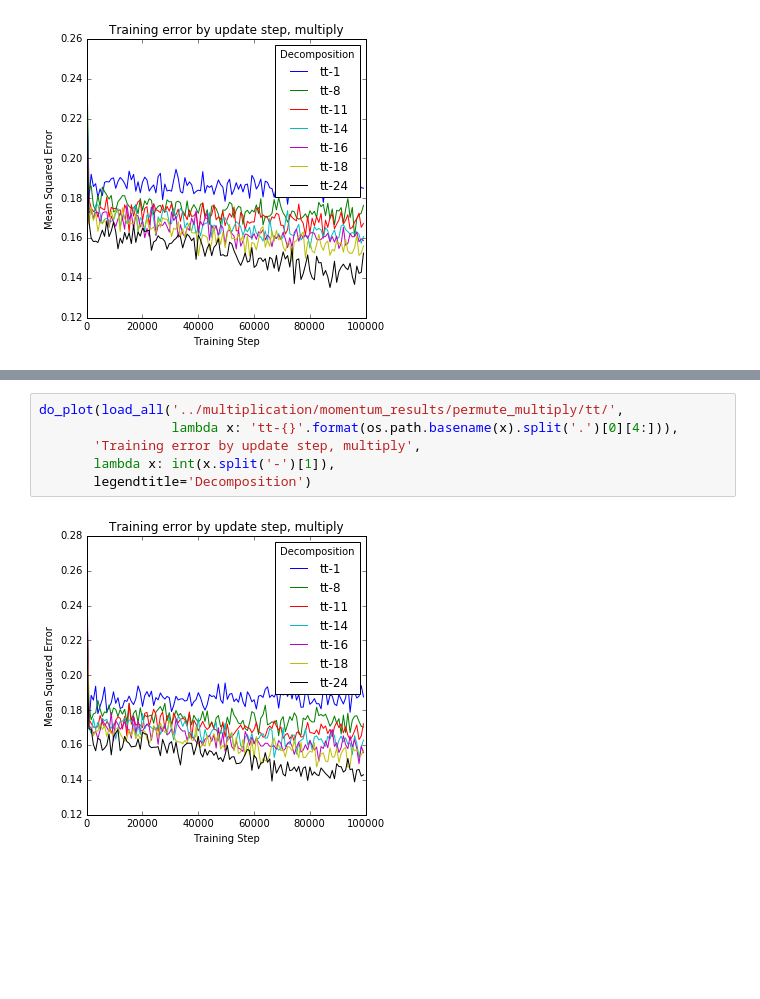
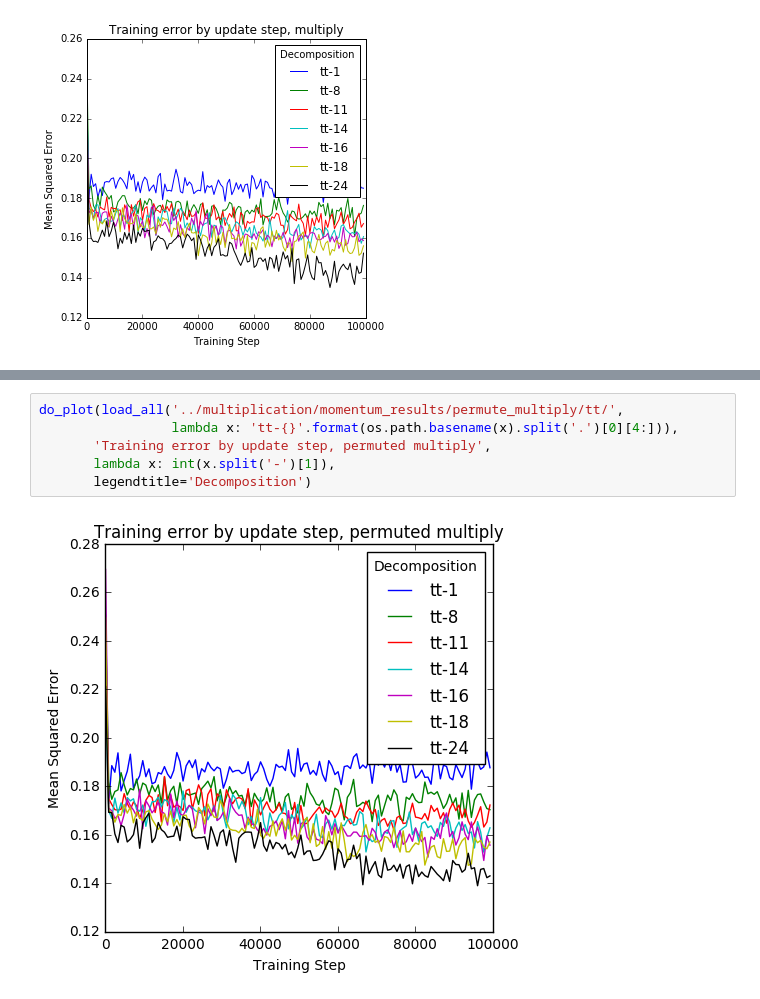
Before and after one commit to PFCM/489-notebooks, a Jupyter notebook: multiply graphs.ipynb, the cells around one changed output, grey strips where cells are left out. Cells and saved outputs as stored; diff of their text form; blank space fills up the shorter version.

```diff
--- a/multiply graphs.ipynb
+++ b/multiply graphs.ipynb
@@ -70,8 +70,8 @@ do_plot(load_all('../multiplication/momentum_results/permute_multiply/cp/',
 # %%
 do_plot(load_all('../multiplication/momentum_results/permute_multiply/tt/',
                  lambda x: 'tt-{}'.format(os.path.basename(x).split('.')[0][4:])),
-       'Training error by update step, multiply',
+       'Training error by update step, permuted multiply',
        lambda x: int(x.split('-')[1]),
        legendtitle='Decomposition')
 # %% [output]
-[figure, old version]
+[figure, new version]
```
Also changed, not shown: parts of 1 cell of this notebook.
